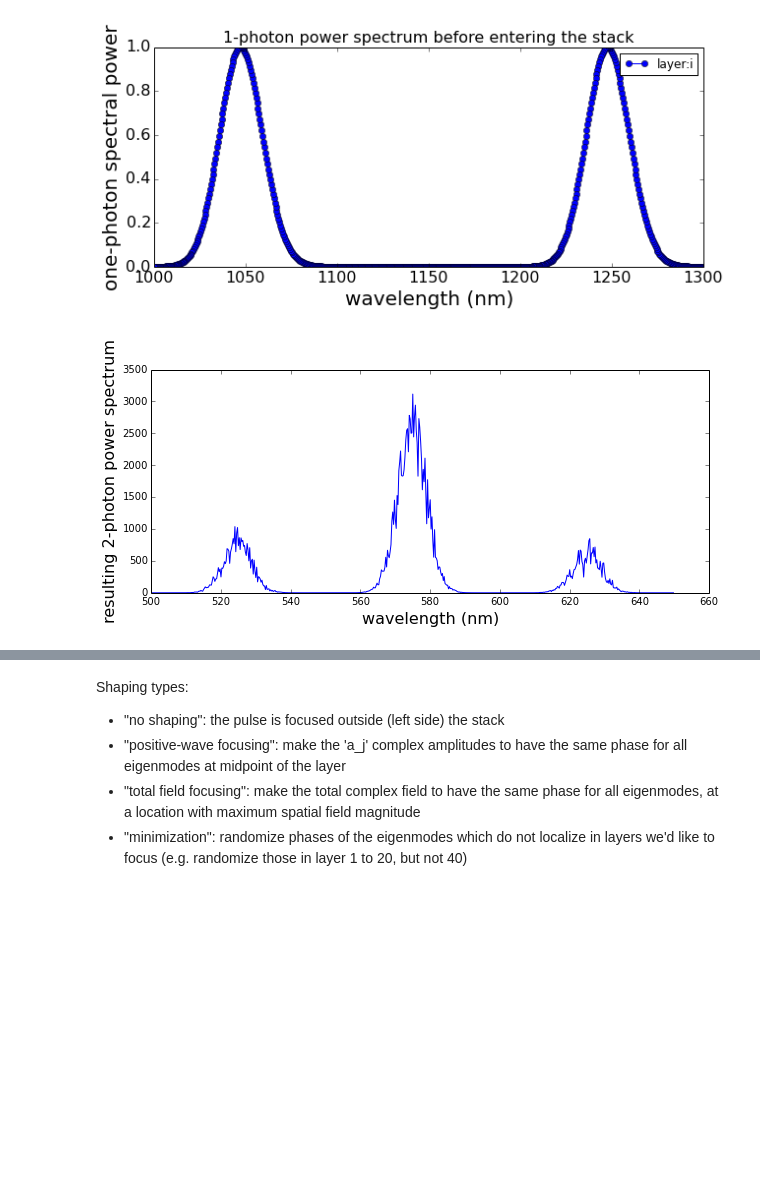
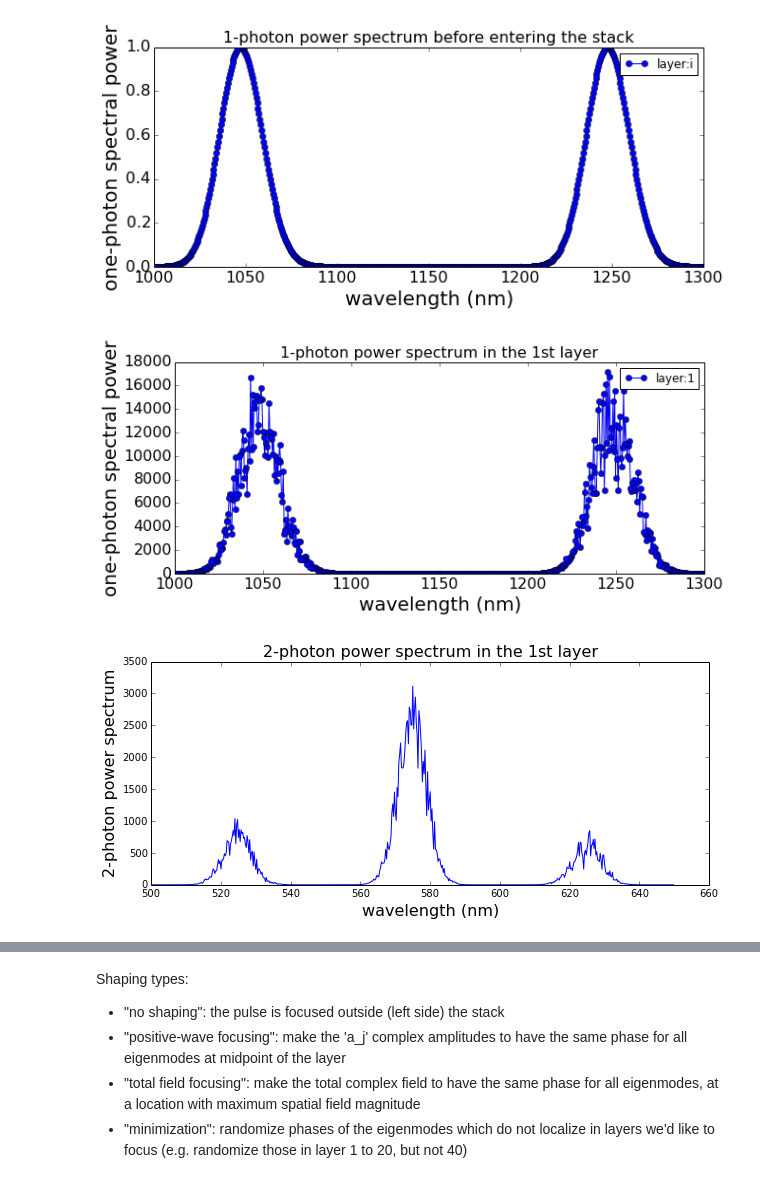
Before and after one commit to chaohan/code-samples, a Jupyter notebook: nb-2PS.ipynb, the cells around one changed output, grey strips where cells are left out. Cells and saved outputs as stored; diff of their text form; code cells hidden in the pictures; blank space fills up the shorter version.

```diff
--- a/nb-2PS.ipynb
+++ b/nb-2PS.ipynb
@@ -8,14 +8,20 @@ my_pump.add_packet(200,[1000,1099.5])
 # %%
 pyplot.figure(figsize=(10,4))
 pyplot.title('1-photon power spectrum before entering the stack',fontsize=16)
 my_pump.plot_1PIS('i')
 
 pyplot.figure(figsize=(10,4))
+pyplot.title('1-photon power spectrum in the 1st layer',fontsize=16)
+my_pump.plot_1PIS(1)
+
+pyplot.figure(figsize=(10,4))
 pyplot.xlabel('wavelength (nm)',fontsize=16)
-pyplot.ylabel('resulting 2-photon power spectrum',fontsize=16)
+pyplot.ylabel('2-photon power spectrum',fontsize=16)
+pyplot.title('2-photon power spectrum in the 1st layer',fontsize=16)
 pyplot.plot(np.arange(1000,1300,0.5)/2.0,my_pump.get_2PS(1))
 pyplot.show()
 # %% [output]
 [figure]
-[figure, old version]
+[figure, new version]
+[figure, added]
 # %%
```
Also changed, not shown: parts of 3 cells of this notebook.
